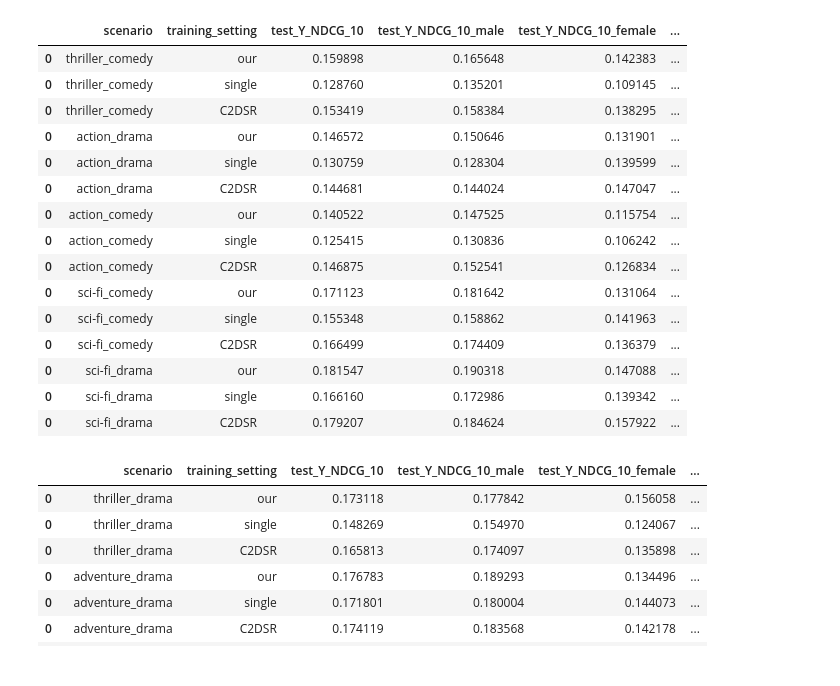
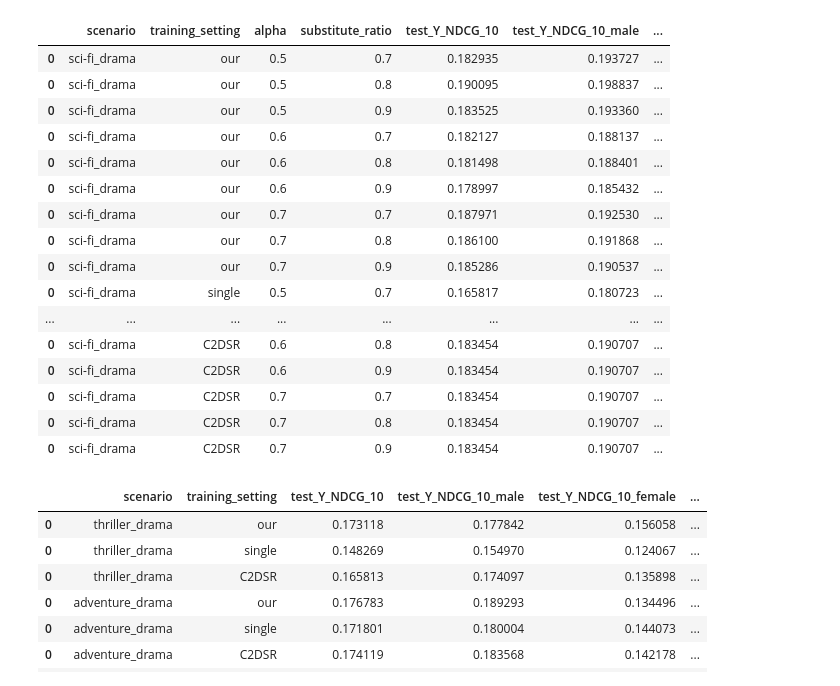
Before and after one commit to alexsui/fairness_research, a Jupyter notebook: C2DSR_src/RQ4/interaction_diff/plot.ipynb, the cells around one changed output. Cells and saved outputs as stored; diff of their text form; code cells hidden in the pictures.

```diff
--- a/C2DSR_src/RQ4/interaction_diff/plot.ipynb
+++ b/C2DSR_src/RQ4/interaction_diff/plot.ipynb
@@ -6,35 +6,37 @@ import seaborn as sns
 # %%
 data_mode = "large"
 df = pd.read_csv(f"result/{data_mode}.csv",index_col=0)
-seed = 1
+seed = 2
 # Calculate the UGF (Utility Gap Fairness)
 metric_components = ["test_Y_MRR_male", "test_Y_HR_5_male", "test_Y_HR_10_male",
                     "test_Y_NDCG_5_male", "test_Y_NDCG_10_male"]
 df_new = df[metric_components].subtract(
     df[["test_Y_MRR_female", "test_Y_HR_5_female", "test_Y_HR_10_female",
         "test_Y_NDCG_5_female", "test_Y_NDCG_10_female"]].values
 )
 df[["test_Y_MRR_UGF", "test_Y_HR_5_UGF", "test_Y_HR_10_UGF",
     "test_Y_NDCG_5_UGF", "test_Y_NDCG_10_UGF"]] = df_new
 df = df[df['seed']==seed]
-df[["scenario","training_setting","test_Y_NDCG_10","test_Y_NDCG_10_male","test_Y_NDCG_10_female","test_Y_NDCG_10_UGF"]]
+# df.groupby(["seed","scenario","training_setting","alpha","substitute_ratio"]).mean()
+df[df['scenario'] == "sci-fi_drama"][["scenario","training_setting","alpha","substitute_ratio","test_Y_NDCG_10","test_Y_NDCG_10_male","test_Y_NDCG_10_female","test_Y_NDCG_10_UGF"]]
 # %% [output]
-|  | scenario | training_setting | test_Y_NDCG_10 | test_Y_NDCG_10_male | test_Y_NDCG_10_female | ... |
-| 0 | thriller_comedy | our | 0.159898 | 0.165648 | 0.142383 | ... |
-| 0 | thriller_comedy | single | 0.128760 | 0.135201 | 0.109145 | ... |
-| 0 | thriller_comedy | C2DSR | 0.153419 | 0.158384 | 0.138295 | ... |
-| 0 | action_drama | our | 0.146572 | 0.150646 | 0.131901 | ... |
-| 0 | action_drama | single | 0.130759 | 0.128304 | 0.139599 | ... |
-| 0 | action_drama | C2DSR | 0.144681 | 0.144024 | 0.147047 | ... |
-| 0 | action_comedy | our | 0.140522 | 0.147525 | 0.115754 | ... |
-| 0 | action_comedy | single | 0.125415 | 0.130836 | 0.106242 | ... |
-| 0 | action_comedy | C2DSR | 0.146875 | 0.152541 | 0.126834 | ... |
-| 0 | sci-fi_comedy | our | 0.171123 | 0.181642 | 0.131064 | ... |
-| 0 | sci-fi_comedy | single | 0.155348 | 0.158862 | 0.141963 | ... |
-| 0 | sci-fi_comedy | C2DSR | 0.166499 | 0.174409 | 0.136379 | ... |
-| 0 | sci-fi_drama | our | 0.181547 | 0.190318 | 0.147088 | ... |
-| 0 | sci-fi_drama | single | 0.166160 | 0.172986 | 0.139342 | ... |
-| 0 | sci-fi_drama | C2DSR | 0.179207 | 0.184624 | 0.157922 | ... |
+|  | scenario | training_setting | alpha | substitute_ratio | test_Y_NDCG_10 | test_Y_NDCG_10_male | ... |
+| 0 | sci-fi_drama | our | 0.5 | 0.7 | 0.182935 | 0.193727 | ... |
+| 0 | sci-fi_drama | our | 0.5 | 0.8 | 0.190095 | 0.198837 | ... |
+| 0 | sci-fi_drama | our | 0.5 | 0.9 | 0.183525 | 0.193360 | ... |
+| 0 | sci-fi_drama | our | 0.6 | 0.7 | 0.182127 | 0.188137 | ... |
+| 0 | sci-fi_drama | our | 0.6 | 0.8 | 0.181498 | 0.188401 | ... |
+| 0 | sci-fi_drama | our | 0.6 | 0.9 | 0.178997 | 0.185432 | ... |
+| 0 | sci-fi_drama | our | 0.7 | 0.7 | 0.187971 | 0.192530 | ... |
+| 0 | sci-fi_drama | our | 0.7 | 0.8 | 0.186100 | 0.191868 | ... |
+| 0 | sci-fi_drama | our | 0.7 | 0.9 | 0.185286 | 0.190537 | ... |
+| 0 | sci-fi_drama | single | 0.5 | 0.7 | 0.165817 | 0.180723 | ... |
+| ... | ... | ... | ... | ... | ... | ... | ... |
+| 0 | sci-fi_drama | C2DSR | 0.6 | 0.8 | 0.183454 | 0.190707 | ... |
+| 0 | sci-fi_drama | C2DSR | 0.6 | 0.9 | 0.183454 | 0.190707 | ... |
+| 0 | sci-fi_drama | C2DSR | 0.7 | 0.7 | 0.183454 | 0.190707 | ... |
+| 0 | sci-fi_drama | C2DSR | 0.7 | 0.8 | 0.183454 | 0.190707 | ... |
+| 0 | sci-fi_drama | C2DSR | 0.7 | 0.9 | 0.183454 | 0.190707 | ... |
 # %%
 data_mode = "mid"
 df = pd.read_csv(f"result/{data_mode}.csv",index_col=0)
```
Also changed, not shown: parts of 1 cell of this notebook, 14 other files.
